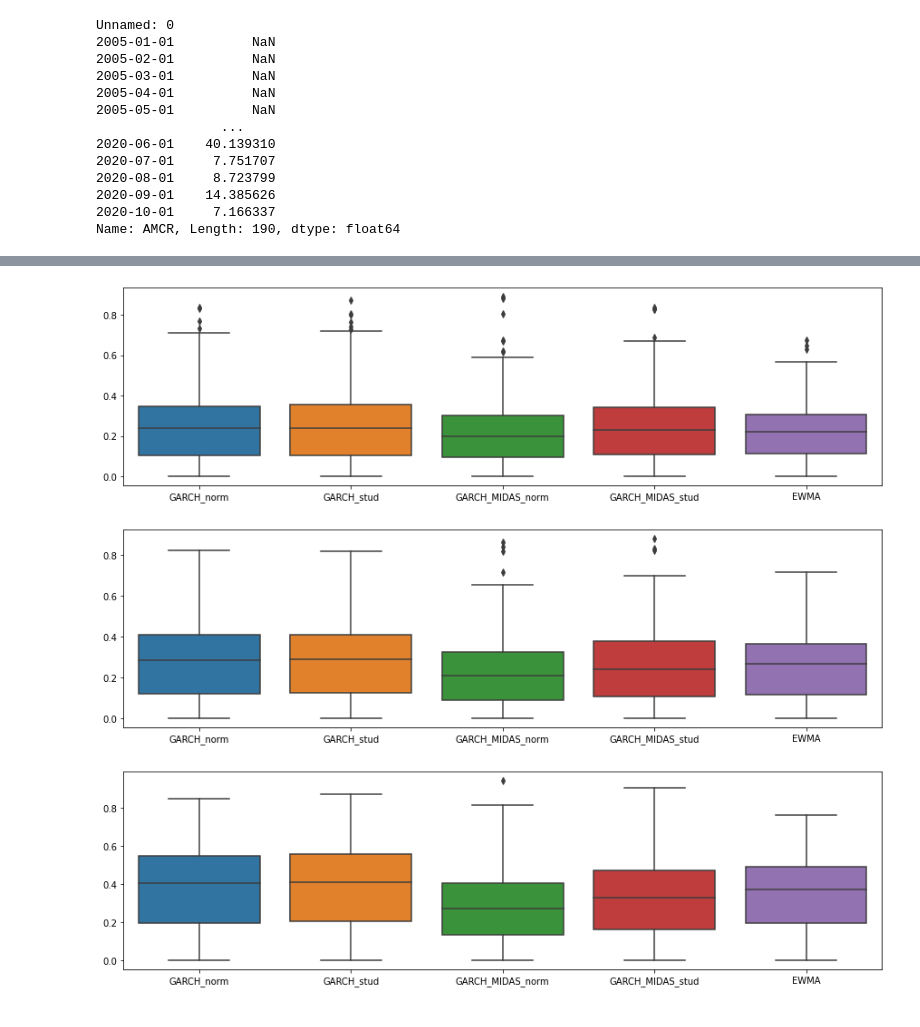
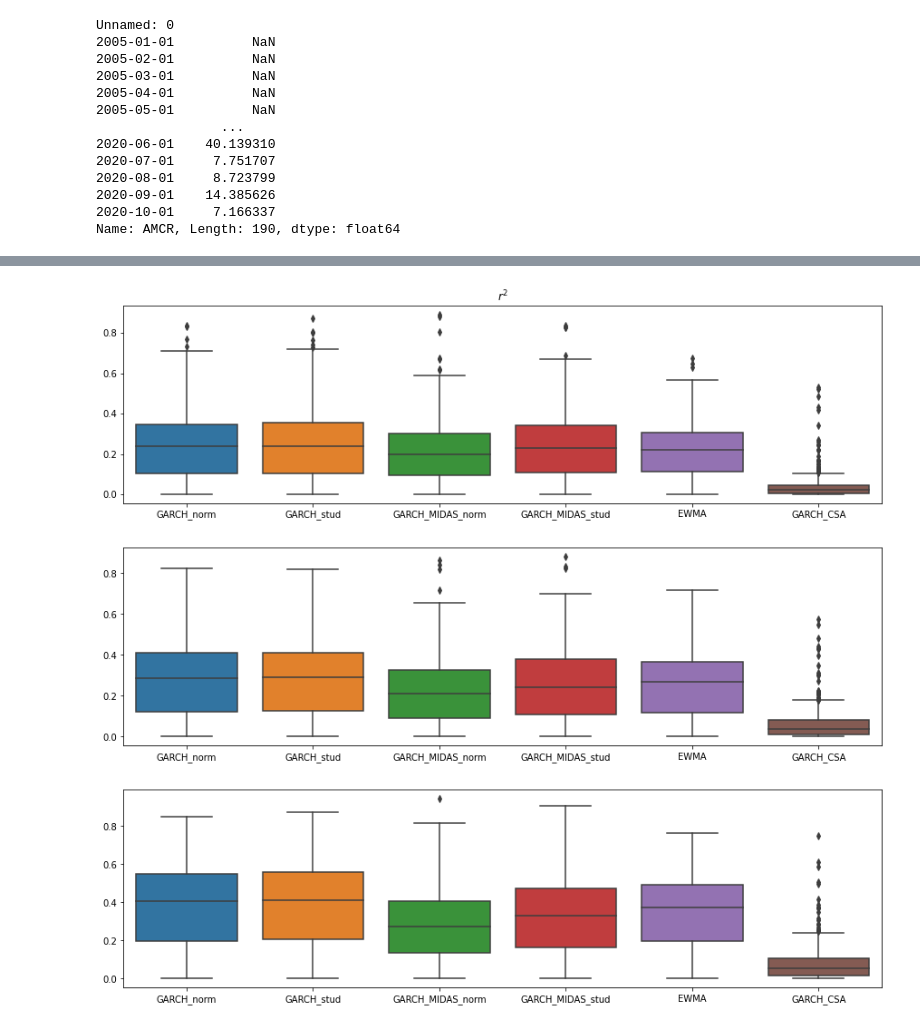
Before and after one commit to NemesiP/volatility-forecasting, a Jupyter notebook: Examples/RMSE.ipynb, the cells around one changed output, grey strips where cells are left out. Saved outputs shown, nothing was run; the diff lists cells and outputs as text; code cells hidden in the pictures.

```diff
--- a/Examples/RMSE.ipynb
+++ b/Examples/RMSE.ipynb
@@ -86,6 +78,10 @@ for i in range(ewma.shape[1]):
     ewma.iloc[:, i][ewma.iloc[:, i] == 1.00] = np.nan
 ewma = ewma.T
 ewma_avg = np.nanmean(ewma.values, axis = 1)
+
+gcsa = pd.read_csv('C:/Users/peter/Desktop/volatility-forecasting/results/pgarch_csa/forecasts_all.csv')
+gcsa.set_index(gcsa.iloc[:, 0], inplace = True)
+gcsa = gcsa.iloc[:, 1:-1].T
 # %%
 def calc_rmse(actual):
     gm_norm_rmse = []
@@ -187,26 +191,26 @@ EWMA                30.875841
 dtype: float64
 # %%
-df_intercept_d = pd.DataFrame(columns = ['GARCH_norm','GARCH_stud','GARCH_MIDAS_norm','GARCH_MIDAS_stud','EWMA'], index = daily_act.columns)
-df_coef_d = pd.DataFrame(columns = ['GARCH_norm','GARCH_stud','GARCH_MIDAS_norm','GARCH_MIDAS_stud','EWMA'], index = daily_act.columns)
-df_score_d = pd.DataFrame(columns = ['GARCH_norm','GARCH_stud','GARCH_MIDAS_norm','GARCH_MIDAS_stud','EWMA'], index = daily_act.columns)
+df_intercept_d = pd.DataFrame(columns = ['GARCH_norm','GARCH_stud','GARCH_MIDAS_norm','GARCH_MIDAS_stud','EWMA','GARCH_CSA'], index = daily_act.columns)
+df_coef_d = pd.DataFrame(columns = ['GARCH_norm','GARCH_stud','GARCH_MIDAS_norm','GARCH_MIDAS_stud','EWMA','GARCH_CSA'], index = daily_act.columns)
+df_score_d = pd.DataFrame(columns = ['GARCH_norm','GARCH_stud','GARCH_MIDAS_norm','GARCH_MIDAS_stud','EWMA','GARCH_CSA'], index = daily_act.columns)
 
-df_intercept_td = pd.DataFrame(columns = ['GARCH_norm','GARCH_stud','GARCH_MIDAS_norm','GARCH_MIDAS_stud','EWMA'], index = daily_act.columns)
-df_coef_td = pd.DataFrame(columns = ['GARCH_norm','GARCH_stud','GARCH_MIDAS_norm','GARCH_MIDAS_stud','EWMA'], index = daily_act.columns)
-df_score_td = pd.DataFrame(columns = ['GARCH_norm','GARCH_stud','GARCH_MIDAS_norm','GARCH_MIDAS_stud','EWMA'], index = daily_act.columns)
+df_intercept_td = pd.DataFrame(columns = ['GARCH_norm','GARCH_stud','GARCH_MIDAS_norm','GARCH_MIDAS_stud','EWMA','GARCH_CSA'], index = daily_act.columns)
+df_coef_td = pd.DataFrame(columns = ['GARCH_norm','GARCH_stud','GARCH_MIDAS_norm','GARCH_MIDAS_stud','EWMA','GARCH_CSA'], index = daily_act.columns)
+df_score_td = pd.DataFrame(columns = ['GARCH_norm','GARCH_stud','GARCH_MIDAS_norm','GARCH_MIDAS_stud','EWMA','GARCH_CSA'], index = daily_act.columns)
 
-df_intercept_w = pd.DataFrame(columns = ['GARCH_norm','GARCH_stud','GARCH_MIDAS_norm','GARCH_MIDAS_stud','EWMA'], index = daily_act.columns)
-df_coef_w = pd.DataFrame(columns = ['GARCH_norm','GARCH_stud','GARCH_MIDAS_norm','GARCH_MIDAS_stud','EWMA'], index = daily_act.columns)
-df_score_w = pd.DataFrame(columns = ['GARCH_norm','GARCH_stud','GARCH_MIDAS_norm','GARCH_MIDAS_stud','EWMA'], index = daily_act.columns)
+df_intercept_w = pd.DataFrame(columns = ['GARCH_norm','GARCH_stud','GARCH_MIDAS_norm','GARCH_MIDAS_stud','EWMA','GARCH_CSA'], index = daily_act.columns)
+df_coef_w = pd.DataFrame(columns = ['GARCH_norm','GARCH_stud','GARCH_MIDAS_norm','GARCH_MIDAS_stud','EWMA','GARCH_CSA'], index = daily_act.columns)
+df_score_w = pd.DataFrame(columns = ['GARCH_norm','GARCH_stud','GARCH_MIDAS_norm','GARCH_MIDAS_stud','EWMA','GARCH_CSA'], index = daily_act.columns)
 
-df_intercept_tw = pd.DataFrame(columns = ['GARCH_norm','GARCH_stud','GARCH_MIDAS_norm','GARCH_MIDAS_stud','EWMA'], index = daily_act.columns)
-df_coef_tw = pd.DataFrame(columns = ['GARCH_norm','GARCH_stud','GARCH_MIDAS_norm','GARCH_MIDAS_stud','EWMA'], index = daily_act.columns)
-df_score_tw = pd.DataFrame(columns = ['GARCH_norm','GARCH_stud','GARCH_MIDAS_norm','GARCH_MIDAS_stud','EWMA'], index = daily_act.columns)
+df_intercept_tw = pd.DataFrame(columns = ['GARCH_norm','GARCH_stud','GARCH_MIDAS_norm','GARCH_MIDAS_stud','EWMA','GARCH_CSA'], index = daily_act.columns)
+df_coef_tw = pd.DataFrame(columns = ['GARCH_norm','GARCH_stud','GARCH_MIDAS_norm','GARCH_MIDAS_stud','EWMA','GARCH_CSA'], index = daily_act.columns)
+df_score_tw = pd.DataFrame(columns = ['GARCH_norm','GARCH_stud','GARCH_MIDAS_norm','GARCH_MIDAS_stud','EWMA','GARCH_CSA'], index = daily_act.columns)
 
-df_intercept_m = pd.DataFrame(columns = ['GARCH_norm','GARCH_stud','GARCH_MIDAS_norm','GARCH_MIDAS_stud','EWMA'], index = daily_act.columns)
-df_coef_m = pd.DataFrame(columns = ['GARCH_norm','GARCH_stud','GARCH_MIDAS_norm','GARCH_MIDAS_stud','EWMA'], index = daily_act.columns)
-df_score_m = pd.DataFrame(columns = ['GARCH_norm','GARCH_stud','GARCH_MIDAS_norm','GARCH_MIDAS_stud','EWMA'], index = daily_act.columns)
+df_intercept_m = pd.DataFrame(columns = ['GARCH_norm','GARCH_stud','GARCH_MIDAS_norm','GARCH_MIDAS_stud','EWMA','GARCH_CSA'], index = daily_act.columns)
+df_coef_m = pd.DataFrame(columns = ['GARCH_norm','GARCH_stud','GARCH_MIDAS_norm','GARCH_MIDAS_stud','EWMA','GARCH_CSA'], index = daily_act.columns)
+df_score_m = pd.DataFrame(columns = ['GARCH_norm','GARCH_stud','GARCH_MIDAS_norm','GARCH_MIDAS_stud','EWMA','GARCH_CSA'], index = daily_act.columns)
 # %%
-dd = {'0': pred1, '1': pred2, '2': gm_norm, '3':gm_stud, '4': ewma}
+dd = {'0': pred1, '1': pred2, '2': gm_norm, '3':gm_stud, '4': ewma, '5': gcsa}
 
 model = LinearRegression()
 for i in range(daily_act.shape[1]):
@@ -219,25 +223,25 @@ for i in range(daily_act.shape[1]):
         df_intercept_d.iloc[i, int(tag)] = model.intercept_
         df_coef_d.iloc[i, int(tag)] = model.coef_
 
-        y_td = two_daily_act.iloc[nan:, i].values
+        y_td = two_daily_act.iloc[nan:, i].fillna(0.0).values
         model.fit(X, y_td)
         df_score_td.iloc[i, int(tag)] = model.score(X, y_td)
         df_intercept_td.iloc[i, int(tag)] = model.intercept_
         df_coef_td.iloc[i, int(tag)] = model.coef_
 
-        y_w = weekly_act.iloc[nan:, i].values
+        y_w = weekly_act.iloc[nan:, i].fillna(0.0).values
         model.fit(X, y_w)
         df_score_w.iloc[i, int(tag)] = model.score(X, y_w)
         df_intercept_w.iloc[i, int(tag)] = model.intercept_
         df_coef_w.iloc[i, int(tag)] = model.coef_
 
-        y_tw = two_weekly_act.iloc[nan:, i].values
+        y_tw = two_weekly_act.iloc[nan:, i].fillna(0.0).values
         model.fit(X, y_tw)
         df_score_tw.iloc[i, int(tag)] = model.score(X, y_tw)
         df_intercept_tw.iloc[i, int(tag)] = model.intercept_
         df_coef_tw.iloc[i, int(tag)] = model.coef_
 
-        y_m = monthly_act.iloc[nan:, i].values
+        y_m = monthly_act.iloc[nan:, i].fillna(0.0).values
         model.fit(X, y_w)
         df_score_m.iloc[i, int(tag)] = model.score(X, y_m)
         df_intercept_m.iloc[i, int(tag)] = model.intercept_
@@ -245,21 +249,22 @@ for i in range(daily_act.shape[1]):
 # %%
 plt.figure(figsize = (15,4))
 sns.boxplot(data = df_score_d)
+plt.title("R-square of the regressions")
 plt.show()
 # %% [output]
-[figure, old version]
+[figure, new version]
 # %%
 plt.figure(figsize = (15,4))
 sns.boxplot(data = df_score_td)
 plt.show()
 # %% [output]
-[figure, old version]
+[figure, new version]
 # %%
 plt.figure(figsize = (15,4))
 sns.boxplot(data = df_score_w)
 plt.show()
 # %% [output]
-[figure, old version]
+[figure, new version]
 # %%
 plt.figure(figsize = (15,4))
 sns.boxplot(data = df_score_tw)
```
Also changed, not shown: parts of 31 cells of this notebook, 1 other file.
